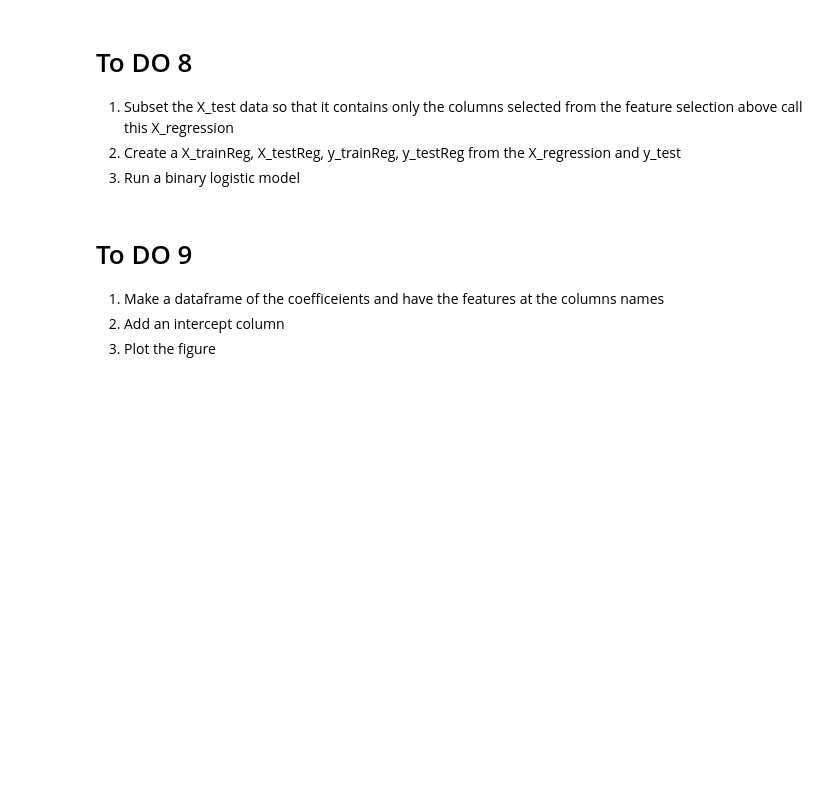
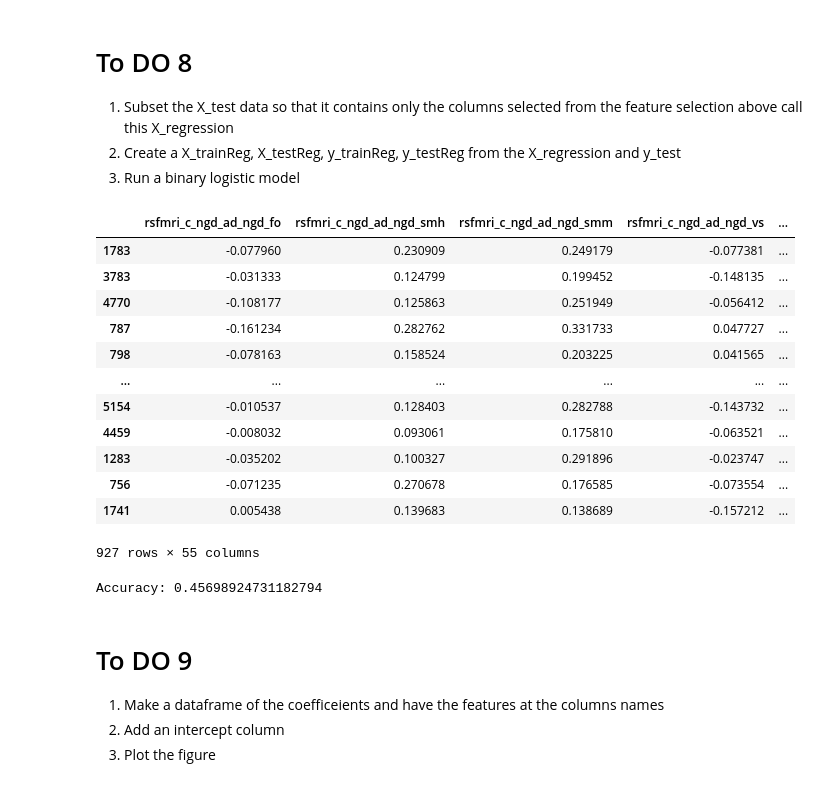
Before and after one commit to grace-shearrer/SSIB-2024, a Jupyter notebook: SSBneuroAnalysis-YANA2DO.ipynb, the cells around one changed output. Drawn from its saved outputs; the diff is of its cells as text; code cells hidden in the pictures; blank space fills up the shorter version.

```diff
--- a/SSBneuroAnalysis-YANA2DO.ipynb
+++ b/SSBneuroAnalysis-YANA2DO.ipynb
@@ -528,6 +528,28 @@ Now we are going to try to predict the SSB intake at year 2 using the features f
 1. Subset the X_test data so that it contains only the columns selected from the feature selection above call this X_regression
 2. Create a X_trainReg, X_testReg, y_trainReg, y_testReg from the X_regression and y_test
 3. Run a binary logistic model
+# %%
+# 1.Subset the X_test data to contain only the columns selected from the feature selection
+X_regression = X_test[selected_columns]
+
+#2. Create a X_trainReg, X_testReg, y_trainReg, y_testReg from the X_regression and y_test
+X_trainReg, X_testReg, y_trainReg, y_testReg = train_test_split(X_regression, y_test, test_size=0.2, random_state=42)
+# %%
+X_regression
+# %% [output]
+|  | rsfmri_c_ngd_ad_ngd_fo | rsfmri_c_ngd_ad_ngd_smh | rsfmri_c_ngd_ad_ngd_smm | rsfmri_c_ngd_ad_ngd_vs | ... |
+| 1783 | -0.077960 | 0.230909 | 0.249179 | -0.077381 | ... |
+| 3783 | -0.031333 | 0.124799 | 0.199452 | -0.148135 | ... |
+| 4770 | -0.108177 | 0.125863 | 0.251949 | -0.056412 | ... |
+| 787 | -0.161234 | 0.282762 | 0.331733 | 0.047727 | ... |
+| 798 | -0.078163 | 0.158524 | 0.203225 | 0.041565 | ... |
+| ... | ... | ... | ... | ... | ... |
+| 5154 | -0.010537 | 0.128403 | 0.282788 | -0.143732 | ... |
+| 4459 | -0.008032 | 0.093061 | 0.175810 | -0.063521 | ... |
+| 1283 | -0.035202 | 0.100327 | 0.291896 | -0.023747 | ... |
+| 756 | -0.071235 | 0.270678 | 0.176585 | -0.073554 | ... |
+| 1741 | 0.005438 | 0.139683 | 0.138689 | -0.157212 | ... |
+927 rows × 55 columns
 # %%
 # Initialize the Logistic Regression model
 model = LogisticRegression(max_iter=1000)
@@ -544,6 +566,8 @@ print(f"Accuracy: {accuracyReg}")
 coefficients = model.coef_
 # Intercepts
 intercepts = model.intercept_
+# %% [output]
+Accuracy: 0.45698924731182794
 # %% [markdown]
 # To DO 9
 1. Make a dataframe of the coefficeients and have the features at the columns names
```
Also changed, not shown: parts of 50 cells of this notebook.
